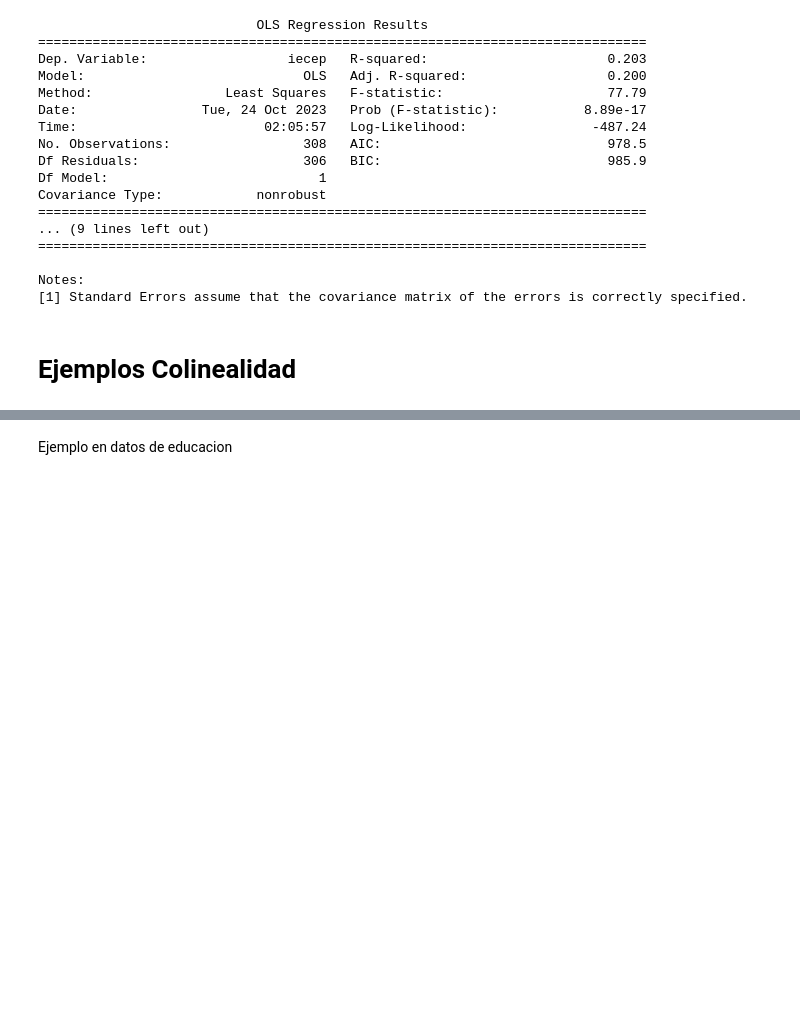
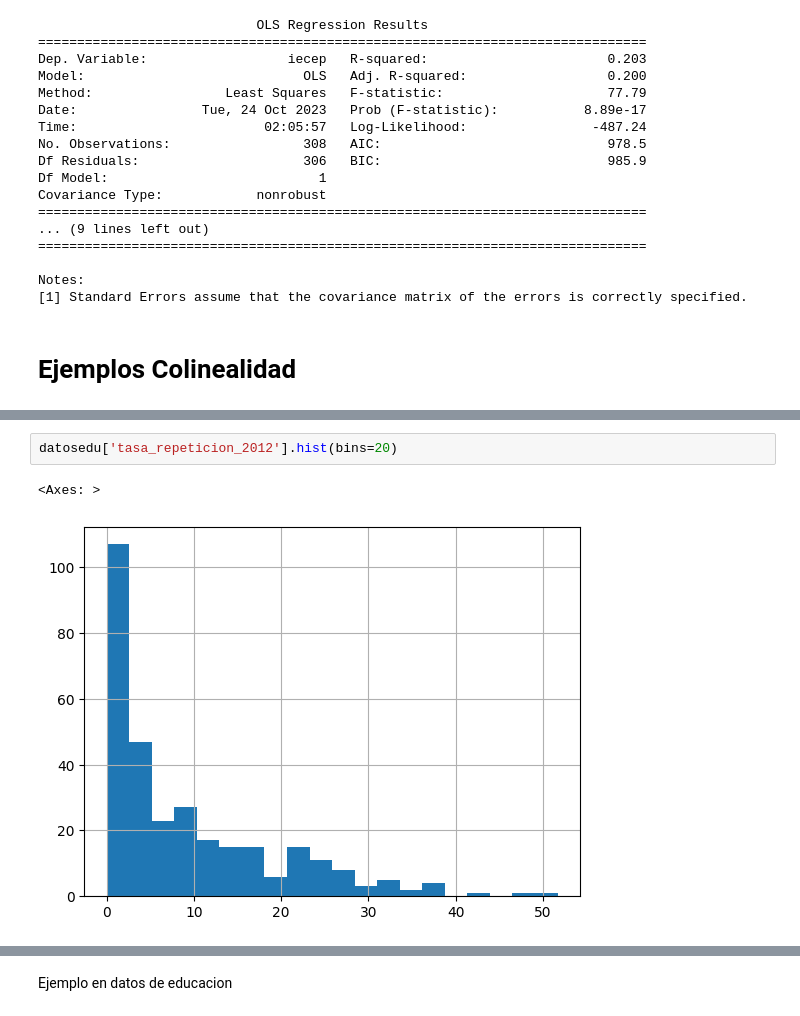
Before and after one commit to rpasquini/econometria-iae, a Jupyter notebook: Ejemplos_Regresion_Multiple.ipynb, the cells around one changed output, grey strips where cells are left out. Cells and saved outputs as stored; diff of their text form; blank space fills up the shorter version.

```diff
--- a/Ejemplos_Regresion_Multiple.ipynb
+++ b/Ejemplos_Regresion_Multiple.ipynb
@@ -246,0 +556,5 @@ Notes:
+# %%
+datosedu['tasa_repeticion_2012'].hist(bins=20)
+# %% [output]
+<Axes: >
+[figure, added]
```
Also changed, not shown: parts of 34 cells of this notebook.
